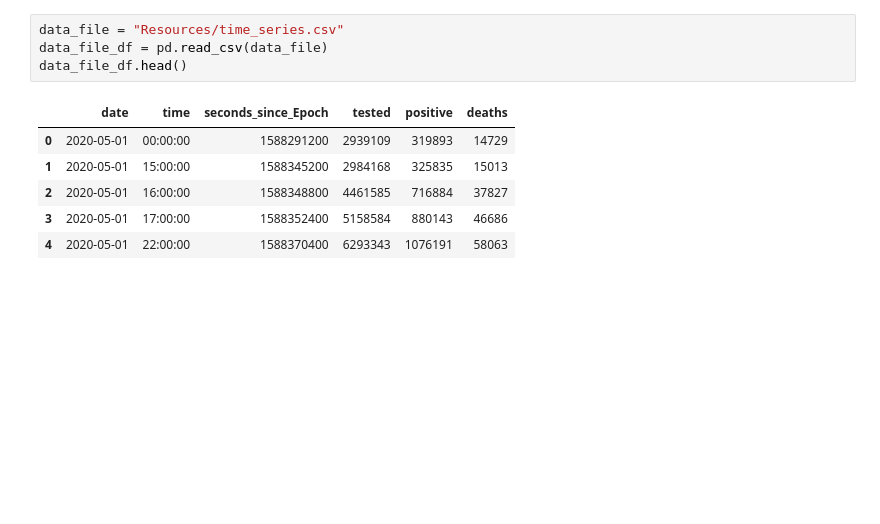
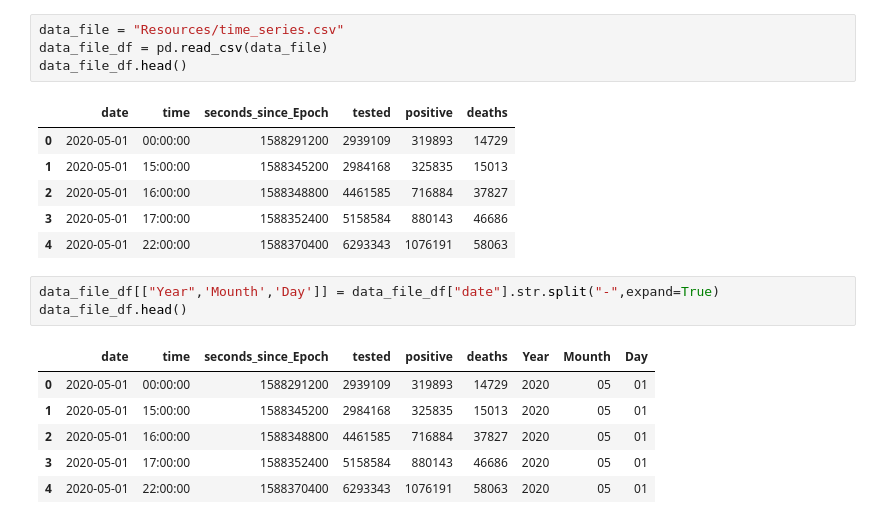
Before and after one commit to cesar3963/Covid-Vs-NYPD-Crime-, a Jupyter notebook: Covid-19 Data.ipynb, the cells around one changed output. Cells and saved outputs as stored; diff of their text form; blank space fills up the shorter version.

```diff
--- a/Covid-19 Data.ipynb
+++ b/Covid-19 Data.ipynb
@@ -13,3 +13,13 @@ data_file_df.head()
 | 2 | 2020-05-01 | 16:00:00 | 1588348800 | 4461585 | 716884 | 37827 |
 | 3 | 2020-05-01 | 17:00:00 | 1588352400 | 5158584 | 880143 | 46686 |
 | 4 | 2020-05-01 | 22:00:00 | 1588370400 | 6293343 | 1076191 | 58063 |
+# %%
+data_file_df[["Year",'Mounth','Day']] = data_file_df["date"].str.split("-",expand=True)
+data_file_df.head()
+# %% [output]
+|  | date | time | seconds_since_Epoch | tested | positive | deaths | Year | Mounth | Day |
+| 0 | 2020-05-01 | 00:00:00 | 1588291200 | 2939109 | 319893 | 14729 | 2020 | 05 | 01 |
+| 1 | 2020-05-01 | 15:00:00 | 1588345200 | 2984168 | 325835 | 15013 | 2020 | 05 | 01 |
+| 2 | 2020-05-01 | 16:00:00 | 1588348800 | 4461585 | 716884 | 37827 | 2020 | 05 | 01 |
+| 3 | 2020-05-01 | 17:00:00 | 1588352400 | 5158584 | 880143 | 46686 | 2020 | 05 | 01 |
+| 4 | 2020-05-01 | 22:00:00 | 1588370400 | 6293343 | 1076191 | 58063 | 2020 | 05 | 01 |
```
Also changed, not shown: parts of 4 cells of this notebook, 2 other files.
